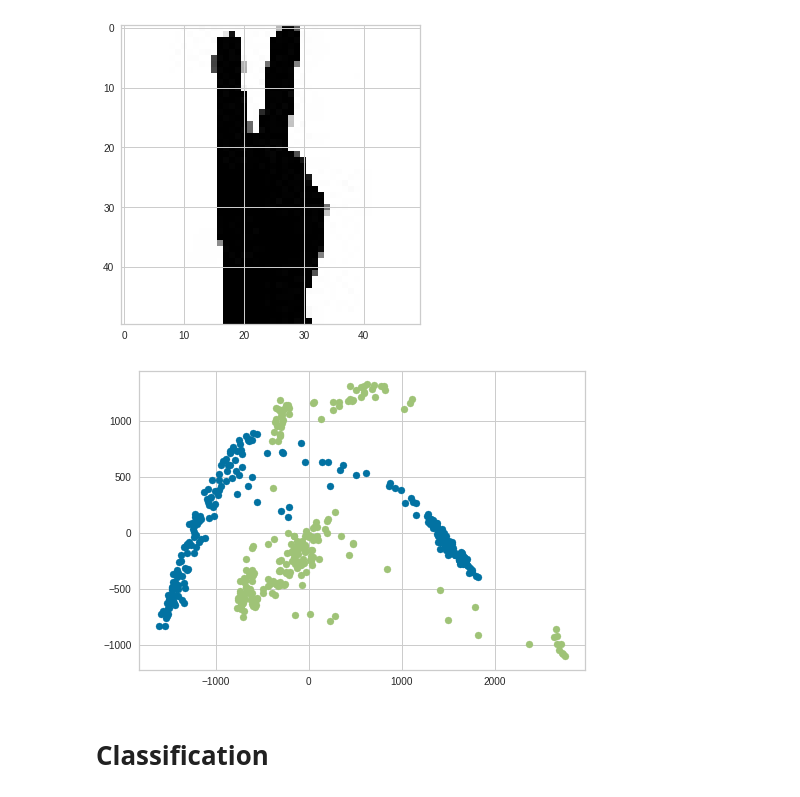
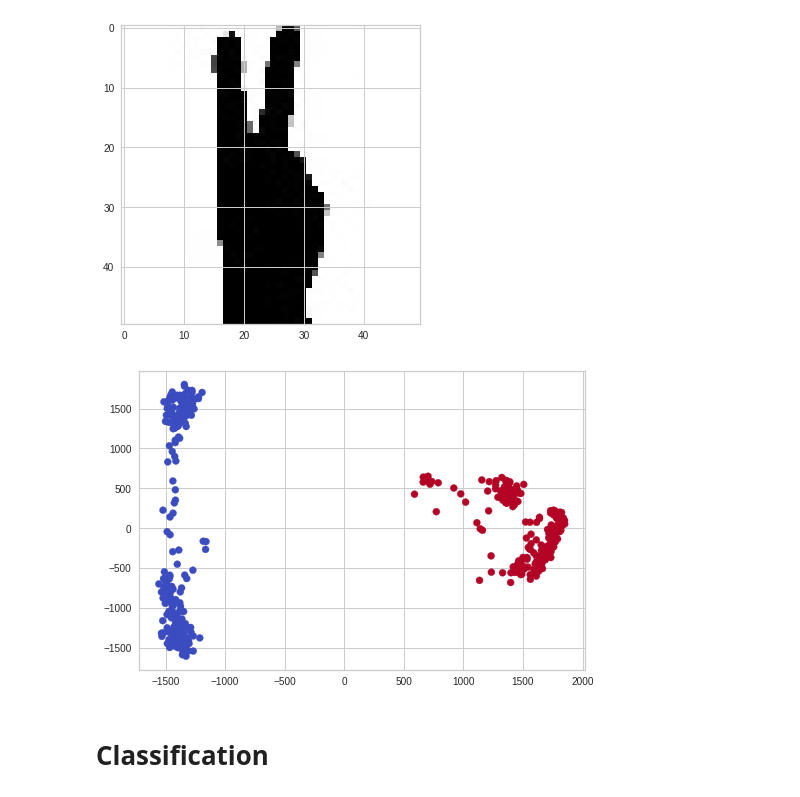
Before and after one commit to MYElmasry/Hand-Gesture-Recognition, a Jupyter notebook: Hand_Gesture_Recognition.ipynb, the cells around one changed output. Cells and saved outputs as stored; diff of their text form; code cells hidden in the pictures.

```diff
--- a/Hand_Gesture_Recognition.ipynb
+++ b/Hand_Gesture_Recognition.ipynb
@@ -98,14 +98,19 @@ for subdir in subdirs:
         testList1.append(imread(dataset_home + subdir + classdir + file).flatten())
       elif subdir == 'test/' and classdir == '2/':
         testList2.append(imread(dataset_home + subdir + classdir + file).flatten())
-# %%
-pca  = PCA(n_components=2)
-convertedTrainList1 = pca.fit_transform(trainList1)
-convertedTrainList2 = pca.fit_transform(trainList2)
-pyplot.scatter(convertedTrainList1[:,0],convertedTrainList1[:,1])
-pyplot.scatter(convertedTrainList2[:,0],convertedTrainList2[:,1])
-pyplot.show()
-# %% [output]
-[figure, removed]
+# %%
+y_train = []
+for i in range(len(trainList1)):
+  y_train.append(1)
+for i in range(len(trainList2)):
+  y_train.append(2)
+
+x_train = trainList1 + trainList2
+pca  = PCA(n_components=2)
+converted_x_train = pca.fit_transform(x_train)
+pyplot.scatter(converted_x_train[:,0],converted_x_train[:,1], c=y_train, cmap="coolwarm")
+pyplot.show()
+# %% [output]
+[figure, added]
 # %% [markdown]
 # **Classification**
```
Also changed, not shown: parts of 15 cells of this notebook.
